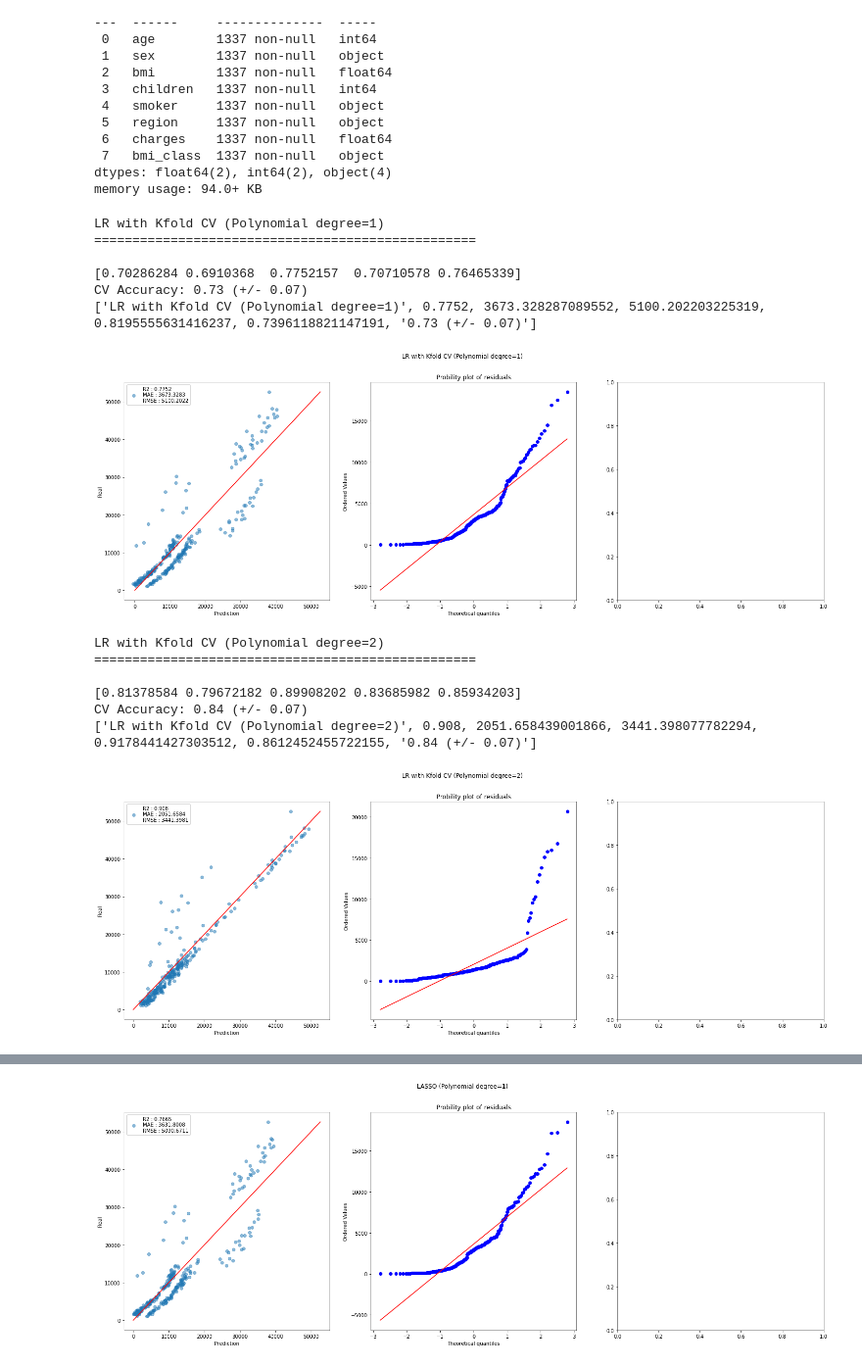
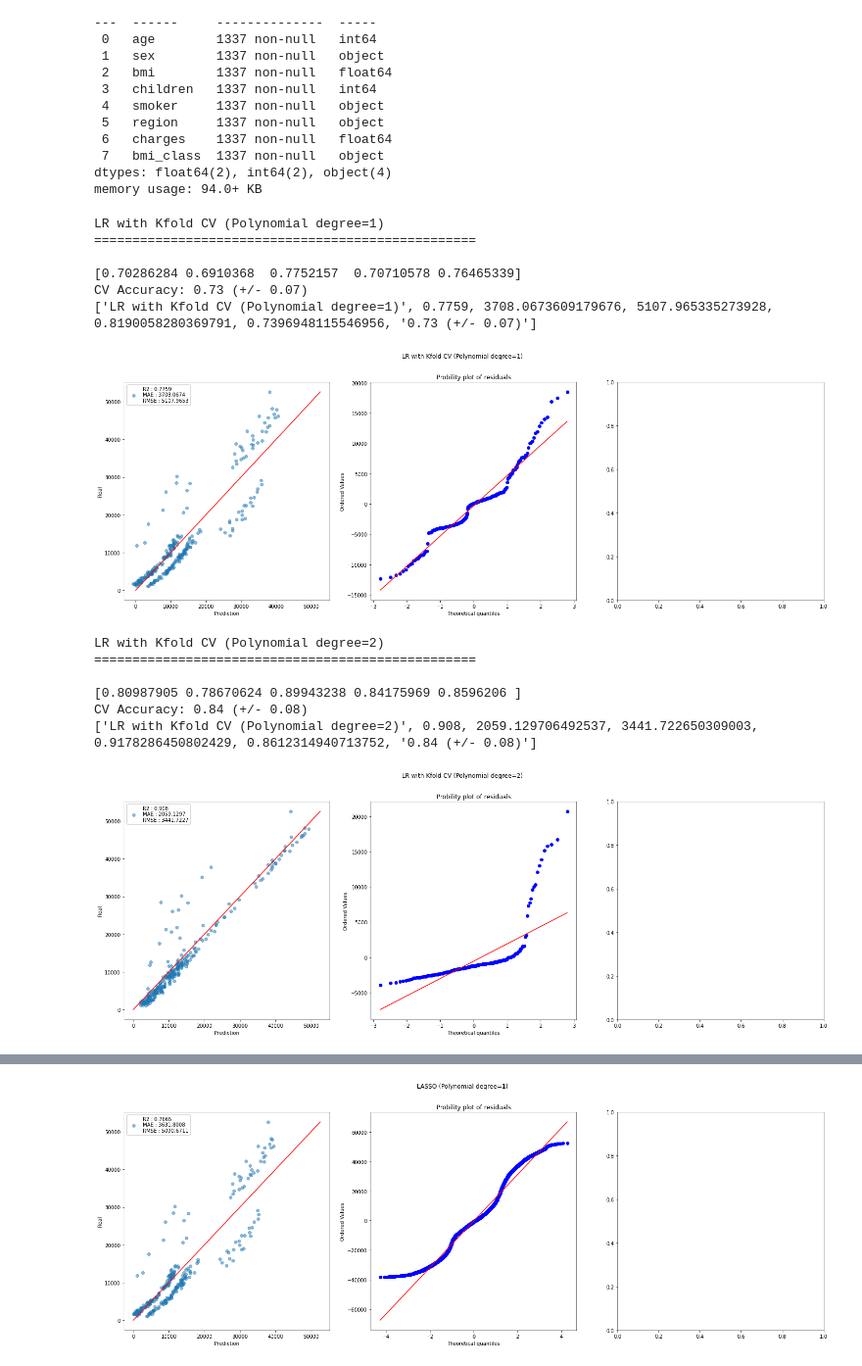
Before and after one commit to zoltarzol/brief_assur_aimant, a Jupyter notebook: Emad/analyse/new_test_Emad.ipynb, the cells around one changed output, grey strips where cells are left out. Shown at 98% size. Saved outputs shown, nothing was run; the diff lists cells and outputs as text; code cells hidden in the pictures.

```diff
--- a/Emad/analyse/new_test_Emad.ipynb
+++ b/Emad/analyse/new_test_Emad.ipynb
@@ -126,15 +126,15 @@ metrics.append(["LR with Kfold CV (Polynomial degree=1)", R2, MAE, RMSE, Model_s
 
 print(metrics[0])
 
-my_functions.plot_lasso_results('LR with Kfold CV (Polynomial degree=1)', model, y_train, X_train, y_pred, y_test, R2, MAE, RMSE, include_learning_curve=False)
+my_functions.plot_regression_results('LR with Kfold CV (Polynomial degree=1)', model, y_train, X_train, y_pred, y_test, R2, MAE, RMSE, include_learning_curve=False)
 # %% [output]
 LR with Kfold CV (Polynomial degree=1)
 ==================================================
 
 [0.70286284 0.6910368  0.7752157  0.70710578 0.76465339]
 CV Accuracy: 0.73 (+/- 0.07)
-['LR with Kfold CV (Polynomial degree=1)', 0.7752, 3673.328287089552, 5100.202203225319, 0.8195555631416237, 0.7396118821147191, '0.73 (+/- 0.07)']
+['LR with Kfold CV (Polynomial degree=1)', 0.7759, 3708.0673609179676, 5107.965335273928, 0.8190058280369791, 0.7396948115546956, '0.73 (+/- 0.07)']
-[figure, old version]
+[figure, new version]
 # %%
 preprocessor, X_train, X_test, y_train, y_test = make_pipeline_to_ML(X,y)
 
@@ -160,15 +160,15 @@ metrics.append(["LR with Kfold CV (Polynomial degree=2)", R2, MAE, RMSE, Model_s
 print(metrics[1])
 
 
-my_functions.plot_lasso_results('LR with Kfold CV (Polynomial degree=2)', model, y_train, X_train, y_pred, y_test, R2, MAE, RMSE, include_learning_curve=False)
+my_functions.plot_regression_results('LR with Kfold CV (Polynomial degree=2)', model, y_train, X_train, y_pred, y_test, R2, MAE, RMSE, include_learning_curve=False)
 # %% [output]
 LR with Kfold CV (Polynomial degree=2)
 ==================================================
 
-[0.81378584 0.79672182 0.89908202 0.83685982 0.85934203]
-CV Accuracy: 0.84 (+/- 0.07)
-['LR with Kfold CV (Polynomial degree=2)', 0.908, 2051.658439001866, 3441.398077782294, 0.9178441427303512, 0.8612452455722155, '0.84 (+/- 0.07)']
+[0.80987905 0.78670624 0.89943238 0.84175969 0.8596206 ]
+CV Accuracy: 0.84 (+/- 0.08)
+['LR with Kfold CV (Polynomial degree=2)', 0.908, 2059.129706492537, 3441.722650309003, 0.9178286450802429, 0.8612314940713752, '0.84 (+/- 0.08)']
-[figure, old version]
+[figure, new version]
 # %%
 ################################
 ################################
@@ -225,7 +225,7 @@ metrics.append(["LASSO (Polynomial degree=1)", R2, MAE, RMSE, Model_score_test,
 
 print(metrics[2])
 
-my_functions.plot_lasso_results('LASSO (Polynomial degree=1)', Lasso_model_PolynomialFeatures_1, y_train, X_train, y_pred, y_test, R2, MAE, RMSE, include_learning_curve=False)
+my_functions.plot_regression_results('LASSO (Polynomial degree=1)', Lasso_model_PolynomialFeatures_1, y_train, X_train, y_pred, y_test, R2, MAE, RMSE, include_learning_curve=False)
 # %% [output]
 LASSO with PolynomialFeatures(degree=1)
 ==================================================
@@ -239,4 +239,4 @@ Lasso Score with PolynomialFeatures(degree=1) : 0.8202293518262205
-[figure, old version]
+[figure, new version]
 # %%
 preprocessor, X_train, X_test, y_train, y_test = make_pipeline_to_ML(X,y)
 
```
Also changed, not shown: parts of 7 cells of this notebook, 4 other files.
